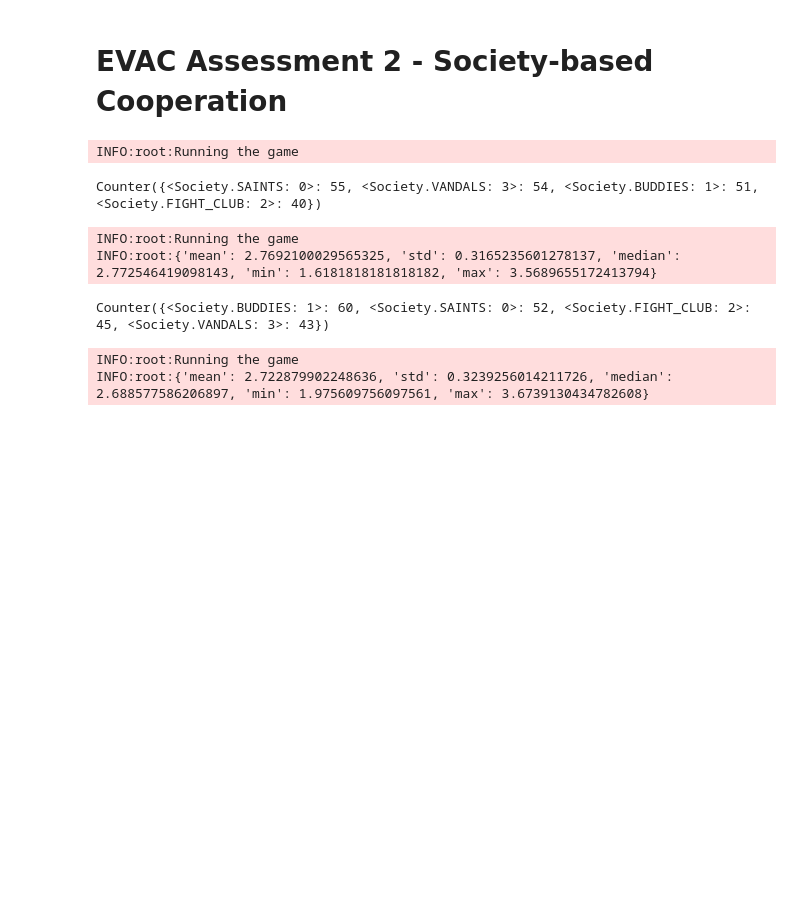
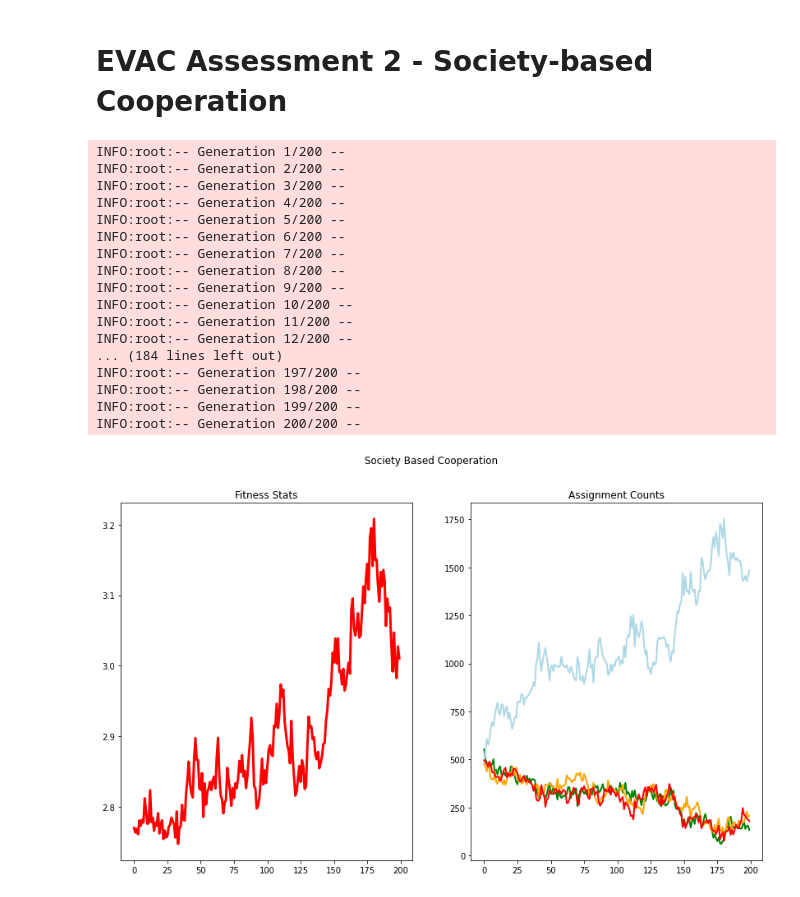
Before and after one commit to LucyIvatt/iterated-prisoners-dilemma-variant-ga, a Jupyter notebook: main.ipynb, the cells around one changed output. Saved outputs shown, nothing was run; the diff lists cells and outputs as text; code cells hidden in the pictures; blank space fills up the shorter version.

Commit message:
changed history length which allows for training to work, all converging to buddies

```diff
--- a/main.ipynb
+++ b/main.ipynb
@@ -12,6 +14,9 @@ import time
 
 logging.basicConfig(level=logging.INFO) # Initializes the logging level used to output to console
 # %%
+HIST_SIZE = 2
+IND_SIZE = 4**HIST_SIZE
+
 OUTCOMES = {
     # Saints cooperate with everyone
     (Society.SAINTS, Society.SAINTS):           (4,4), # Both cooperate
@@ -38,5 +43,5 @@ OUTCOMES = {
     (Society.VANDALS, Society.VANDALS):         (1,1), # Both selfish
 }
 
-HISTORY_LOOKUP = {y: x for x, y in dict(enumerate(itertools.product([society.value for society in Society], repeat=6))).items()}
+HISTORY_LOOKUP = {y: x for x, y in dict(enumerate(itertools.product([society.value for society in Society], repeat=HIST_SIZE))).items()}
 # %%
@@ -173,10 +178,44 @@ def run_GA(gen_num=200, pop_num=20, round_num=400, mut_prob=0.021, cx_prob=0.15,
 # %%
-run_GA(gen_num=150, pop_num=200, round_num=5000, mut_prob=0.021, cx_prob=0.15, tourn_size=200, headless=True)
+lb, counts = run_GA(gen_num=200, pop_num=2000, round_num=10000, mut_prob=0.05, cx_prob=0.15, tourn_size=200, headless=True)
 # %% [output]
-INFO:root:Running the game
+INFO:root:-- Generation 1/200 --
+INFO:root:-- Generation 2/200 --
+INFO:root:-- Generation 3/200 --
+INFO:root:-- Generation 4/200 --
+INFO:root:-- Generation 5/200 --
+INFO:root:-- Generation 6/200 --
+INFO:root:-- Generation 7/200 --
+INFO:root:-- Generation 8/200 --
+INFO:root:-- Generation 9/200 --
+INFO:root:-- Generation 10/200 --
+INFO:root:-- Generation 11/200 --
+INFO:root:-- Generation 12/200 --
+... (184 lines left out)
+INFO:root:-- Generation 197/200 --
+INFO:root:-- Generation 198/200 --
+INFO:root:-- Generation 199/200 --
+INFO:root:-- Generation 200/200 --
-Counter({<Society.SAINTS: 0>: 55, <Society.VANDALS: 3>: 54, <Society.BUDDIES: 1>: 51, <Society.FIGHT_CLUB: 2>: 40})
-INFO:root:Running the game
-INFO:root:{'mean': 2.7692100029565325, 'std': 0.3165235601278137, 'median': 2.772546419098143, 'min': 1.6181818181818182, 'max': 3.5689655172413794}
-Counter({<Society.BUDDIES: 1>: 60, <Society.SAINTS: 0>: 52, <Society.FIGHT_CLUB: 2>: 45, <Society.VANDALS: 3>: 43})
-INFO:root:Running the game
-INFO:root:{'mean': 2.722879902248636, 'std': 0.3239256014211726, 'median': 2.688577586206897, 'min': 1.975609756097561, 'max': 3.6739130434782608}
+# %%
+def draw_graphs(logbook, counts):
+    gens = logbook.select("gen")
+    means = logbook.select("mean")
+
+    fig, (ax1, ax2) = plt.subplots(1, 2)
+    fig.set_size_inches(14, 8)
+    fig.suptitle("Society Based Cooperation")
+
+    ax1.set_title("Fitness Stats")
+    ax1.plot(gens, means, lw=3, color="red")
+
+    ax2.set_title("Assignment Counts")
+    ax2.plot(gens, counts[Society.SAINTS], lw=2, color="green", label="Saints")
+    ax2.plot(gens, counts[Society.BUDDIES], lw=2, color="lightblue", label="Buddies")
+    ax2.plot(gens, counts[Society.FIGHT_CLUB], lw=2, color="orange", label="Fight Club")
+    ax2.plot(gens, counts[Society.VANDALS], lw=2, color="red", label="Vandals")
+    ax2.legend
+
+    plt.show()
+# %%
+draw_graphs(lb, counts)
+# %% [output]
+[figure, added]
```
Also changed, not shown: parts of 2 cells of this notebook.
